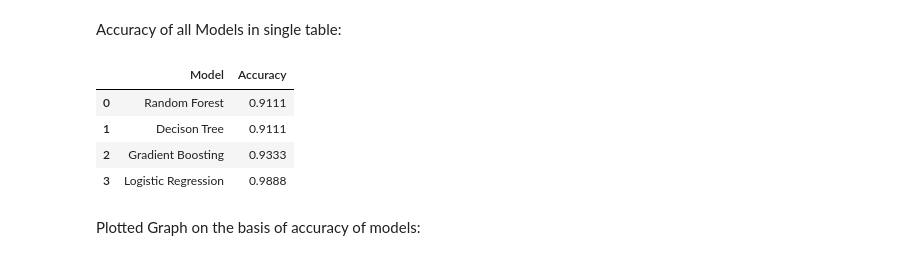
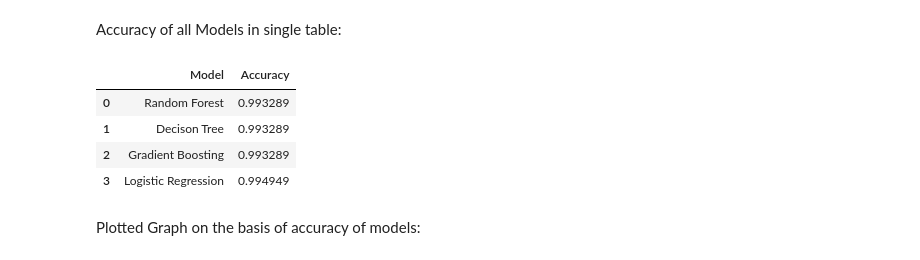
Before and after one commit to Rahul-tech-hub/CreditCardFraudDtetction, a Jupyter notebook: Copy_of_CreditCard.ipynb, the cells around one changed output. Saved outputs shown, nothing was run; the diff lists cells and outputs as text; code cells hidden in the pictures.

```diff
--- a/Copy_of_CreditCard.ipynb
+++ b/Copy_of_CreditCard.ipynb
@@ -520,4 +526,4 @@ metrics_df_gb
 # %%
-metrics_gb = [(accuracy_score(test_Y, Y_prediction_gb))]
+metrics_gb = (accuracy_score(test_Y, Y_prediction_gb))
 metrics_gb
 # %% [output]
@@ -593,3 +599,5 @@ Accuracy on training data: 0.9831932773109243
+# %%
+metrics_lr = training_data_accuracy
 # %%
 #accuracy on test data
 X_test_prediction = model.predict(X_test)
@@ -603,21 +611,21 @@ Accuracy of all Models in single table:
 # %%
 model_names = ['Random Forest','Decison Tree','Gradient Boosting','Logistic Regression']
 
-accuracy_scores = [0.9111, 0.9111, 0.9333, 0.9888]
+accuracy_scores = [+metrics_rf, +metrics_df, metrics_gb, metrics_lr]
 
 data = {
     'Model': model_names,
     'Accuracy': accuracy_scores
 }
 
 accuracy_table = pd.DataFrame(data)
 accuracy_table
 # %% [output]
 |  | Model | Accuracy |
-| 0 | Random Forest | 0.9111 |
-| 1 | Decison Tree | 0.9111 |
-| 2 | Gradient Boosting | 0.9333 |
-| 3 | Logistic Regression | 0.9888 |
+| 0 | Random Forest | 0.993289 |
+| 1 | Decison Tree | 0.993289 |
+| 2 | Gradient Boosting | 0.993289 |
+| 3 | Logistic Regression | 0.994949 |
 # %% [markdown]
 Plotted Graph on the basis of accuracy of models:
 # %%
```
Also changed, not shown: parts of 54 cells of this notebook.
